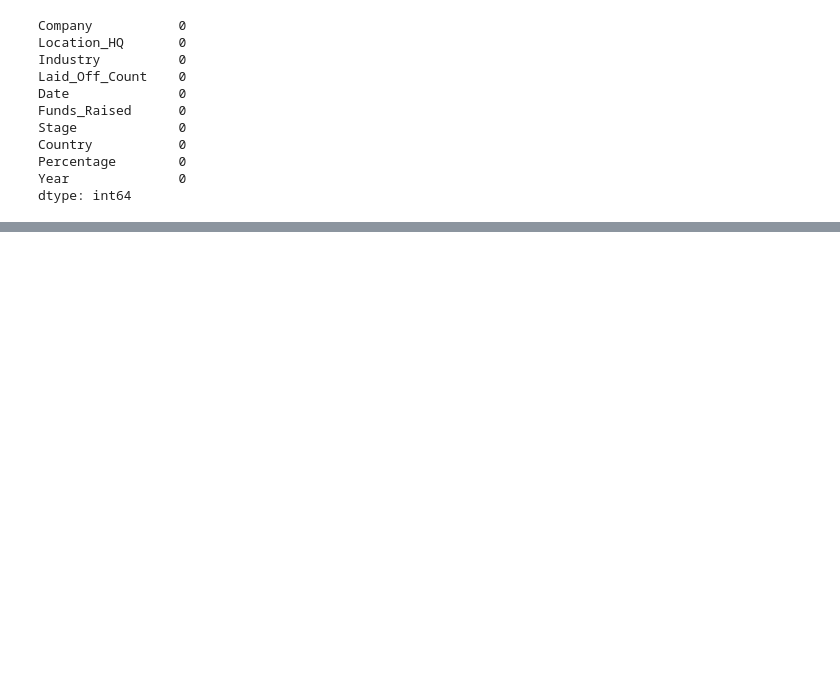
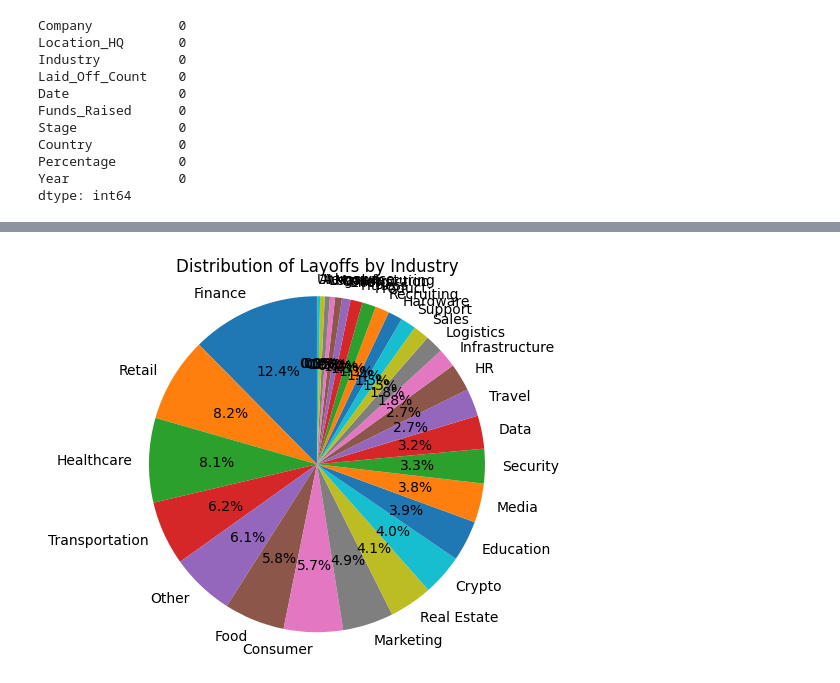
Before and after one commit to brahm-dave/preprocessing-and-eda, a Jupyter notebook: preprocessing_and_eda.ipynb, the cells around one changed output, grey strips where cells are left out. Cells and saved outputs as stored; diff of their text form; code cells hidden in the pictures; blank space fills up the shorter version.

```diff
--- a/preprocessing_and_eda.ipynb
+++ b/preprocessing_and_eda.ipynb
@@ -680,0 +724,11 @@ dtype: int64
+# %%
+# prompt: top 5 country with most layoff by year
+
+import pandas as pd
+df['Year'] = pd.DatetimeIndex(df['Date']).year
+top_5_countries_by_year = {}
+for year in df['Year'].unique():
+  top_5_countries_by_year[year] = df[df['Year'] == year].groupby('Country')['Laid_Off_Count'].sum().sort_values(ascending=False).head(5)
+
+for year, top_5 in top_5_countries_by_year.items():
+  print(f"Top 5 countries with the most layoffs in {year}:\n{top_5}")
@@ -680,0 +755,13 @@ dtype: int64
+# %%
+import matplotlib.pyplot as plt
+# Create a pie chart showing the distribution of layoffs by industry
+labels = df['Industry'].value_counts().index.to_list()
+sizes = df['Industry'].value_counts().to_list()
+
+fig, ax = plt.subplots()
+ax.pie(sizes, labels=labels, autopct='%1.1f%%', startangle=90)
+ax.axis('equal')  # Equal aspect ratio ensures a circular pie chart
+plt.title('Distribution of Layoffs by Industry')
+plt.show()
+# %% [output]
+[figure, added]
```
Also changed, not shown: parts of 14 cells of this notebook.
